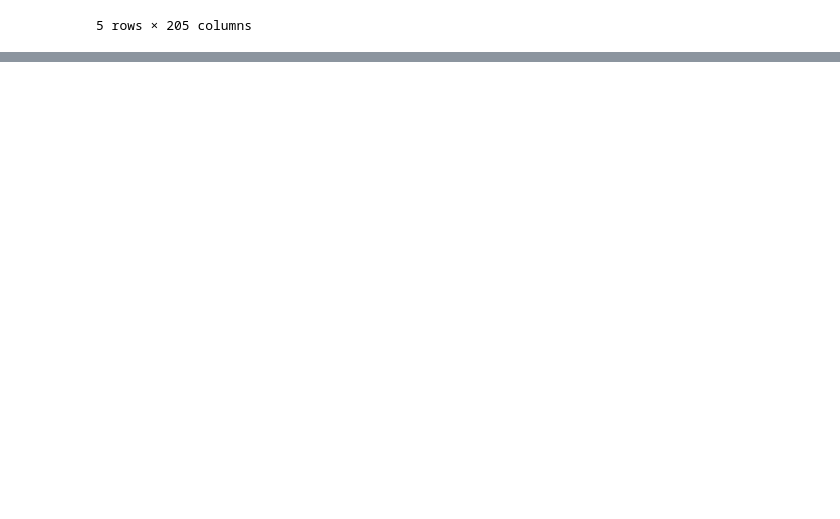
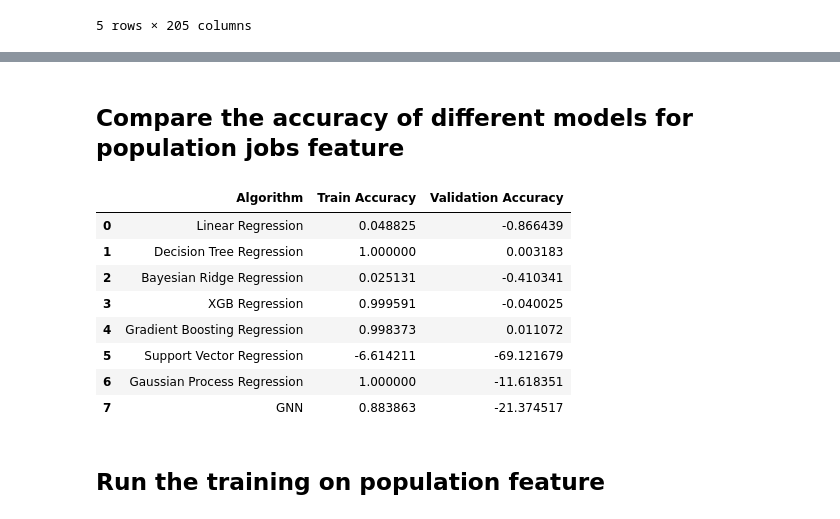
Before and after one commit to navpreetnp7/311_GNN, a Jupyter notebook: NYC 311 Socio-economic.ipynb, the cells around one changed output, grey strips where cells are left out. Cells and saved outputs as stored; diff of their text form; code cells hidden in the pictures; blank space fills up the shorter version.

```diff
--- a/NYC 311 Socio-economic.ipynb
+++ b/NYC 311 Socio-economic.ipynb
@@ -464,0 +686,6 @@ array([[7.78543537e-03, 9.87387474e-04, 9.20350151e-03, 4.36505470e-04,
+# %%
+
+loss, op, train_acc, val_acc = train(adj,features,labels[:,2].reshape(-1,1),train_indices,val_indices,True)
+
+train_results[2].append(train_acc)
+val_results[2].append(val_acc)
@@ -464,0 +710,18 @@ array([[7.78543537e-03, 9.87387474e-04, 9.20350151e-03, 4.36505470e-04,
+# %% [markdown]
+## Compare the accuracy of different models for population jobs feature
+# %%
+d = {'Algorithm': names, 'Train Accuracy': train_results[2], 'Validation Accuracy': val_results[2]}
+df = pd.DataFrame(data=d)
+df
+# %% [output]
+|  | Algorithm | Train Accuracy | Validation Accuracy |
+| 0 | Linear Regression | 0.048825 | -0.866439 |
+| 1 | Decision Tree Regression | 1.000000 | 0.003183 |
+| 2 | Bayesian Ridge Regression | 0.025131 | -0.410341 |
+| 3 | XGB Regression | 0.999591 | -0.040025 |
+| 4 | Gradient Boosting Regression | 0.998373 | 0.011072 |
+| 5 | Support Vector Regression | -6.614211 | -69.121679 |
+| 6 | Gaussian Process Regression | 1.000000 | -11.618351 |
+| 7 | GNN | 0.883863 | -21.374517 |
+# %% [markdown]
+## Run the training on population feature
```
Also changed, not shown: parts of 60 cells of this notebook, 1 other file.
